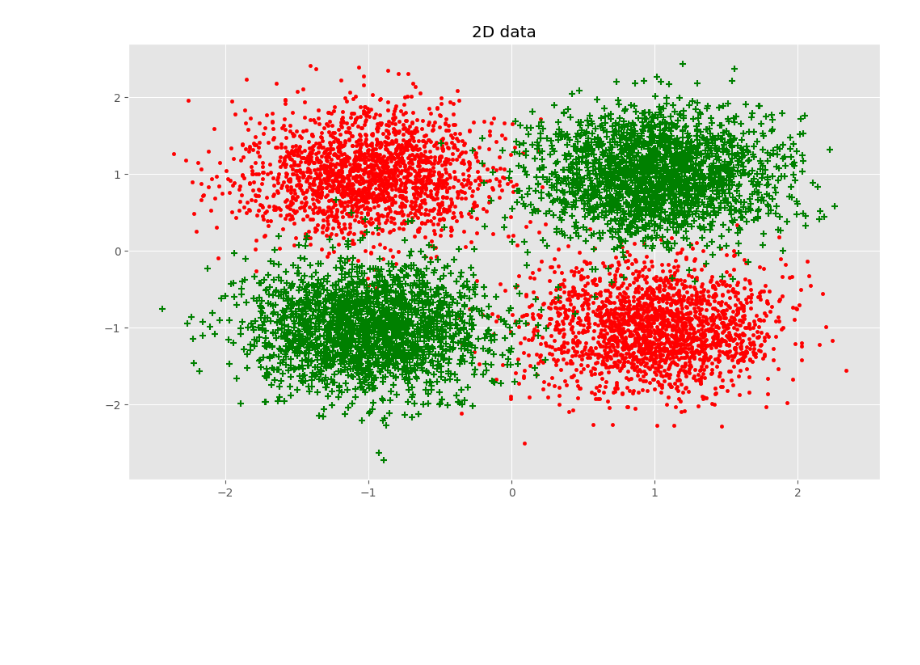
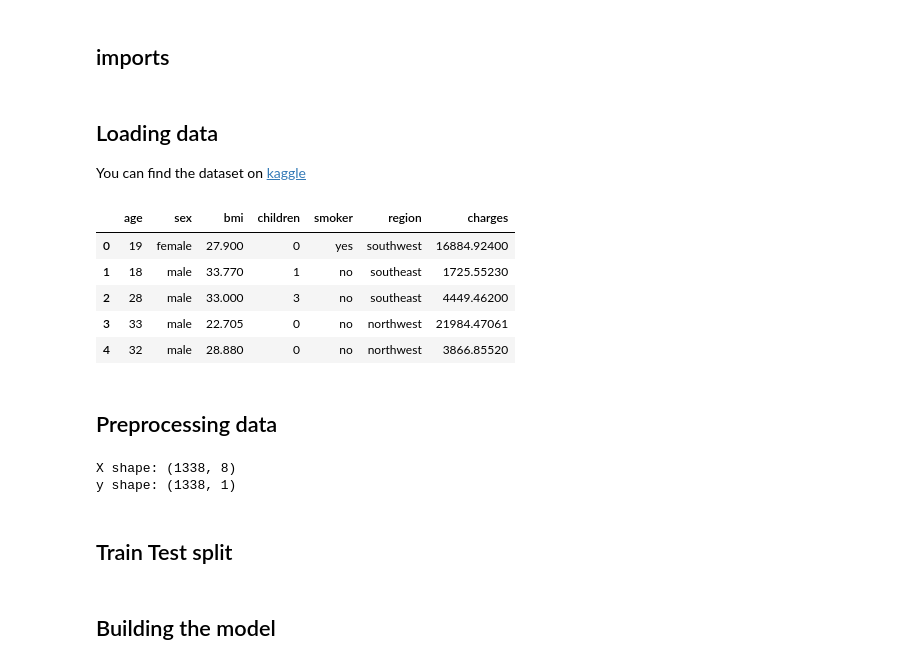
Before and after one commit to Tikai7/Pylamp, a Jupyter notebook: src/NonLinearExperiment.ipynb, the cells around one changed output. Cells and saved outputs as stored; diff of their text form; code cells hidden in the pictures; blank space fills up the shorter version.

```diff
--- a/src/NonLinearExperiment.ipynb
+++ b/src/NonLinearExperiment.ipynb
@@ -17,5 +4,2 @@ from pylamp.utils.plotter import Display
-# %%
-X_train, X_test, y_train, y_test  = dg.generate_2D_data(data_type=1, epsilon=0.3, train_size=0.8, nbex=10000)
-dg.plot_2D_data(X_train, y_train)
-# %% [output]
-[figure, removed]
+# %% [markdown]
+## imports
@@ -21,0 +17,45 @@ dg.plot_2D_data(X_train, y_train)
+# %% [markdown]
+## Loading data
+
+You can find the dataset on [kaggle](https://www.kaggle.com/datasets/teertha/ushealthinsurancedataset)
+# %%
+# Load the CSV file
+file_path = './data/healthInsurance/insurance.csv'
+data = pd.read_csv(file_path)
+# %%
+data.head()
+# %% [output]
+|  | age | sex | bmi | children | smoker | region | charges |
+| 0 | 19 | female | 27.900 | 0 | yes | southwest | 16884.92400 |
+| 1 | 18 | male | 33.770 | 1 | no | southeast | 1725.55230 |
+| 2 | 28 | male | 33.000 | 3 | no | southeast | 4449.46200 |
+| 3 | 33 | male | 22.705 | 0 | no | northwest | 21984.47061 |
+| 4 | 32 | male | 28.880 | 0 | no | northwest | 3866.85520 |
+# %% [markdown]
+## Preprocessing data
+# %%
+# Turn 'sex' feature to numerical: 0 for female, 1 for male
+data['sex'] = data['sex'].apply(lambda x: 1 if x == 'male' else 0)
+
+# Turn 'smoker' feature to numerical: 0 for no, 1 for yes
+data['smoker'] = data['smoker'].apply(lambda x: 1 if x == 'yes' else 0)
+
+# One-hot encode the 'region' feature
+data = pd.get_dummies(data, columns=['region'], drop_first=True)
+
+
+# Separate features and target
+X = data.drop('charges', axis=1).values
+y = data['charges'].values.reshape(-1, 1)
+
+# # features scaling
+scaler = StandardScaler()
+X = scaler.fit_transform(X)
+
+print(f'X shape: {X.shape}')
+print(f'y shape: {y.shape}')
+# %% [output]
+X shape: (1338, 8)
+y shape: (1338, 1)
+# %% [markdown]
+## Train Test split
@@ -22 +64,3 @@ dg.plot_2D_data(X_train, y_train)
+# %% [markdown]
+## Building the model
 # %%
```
Also changed, not shown: parts of 8 cells of this notebook, 6 other files.
